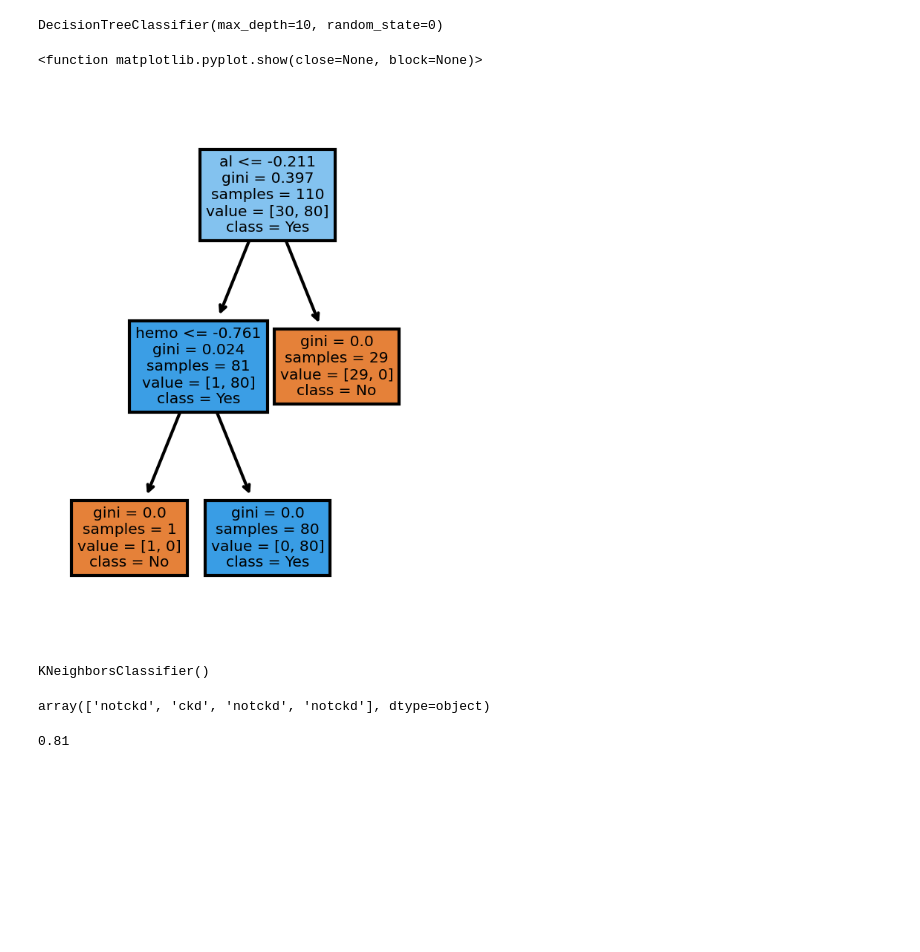
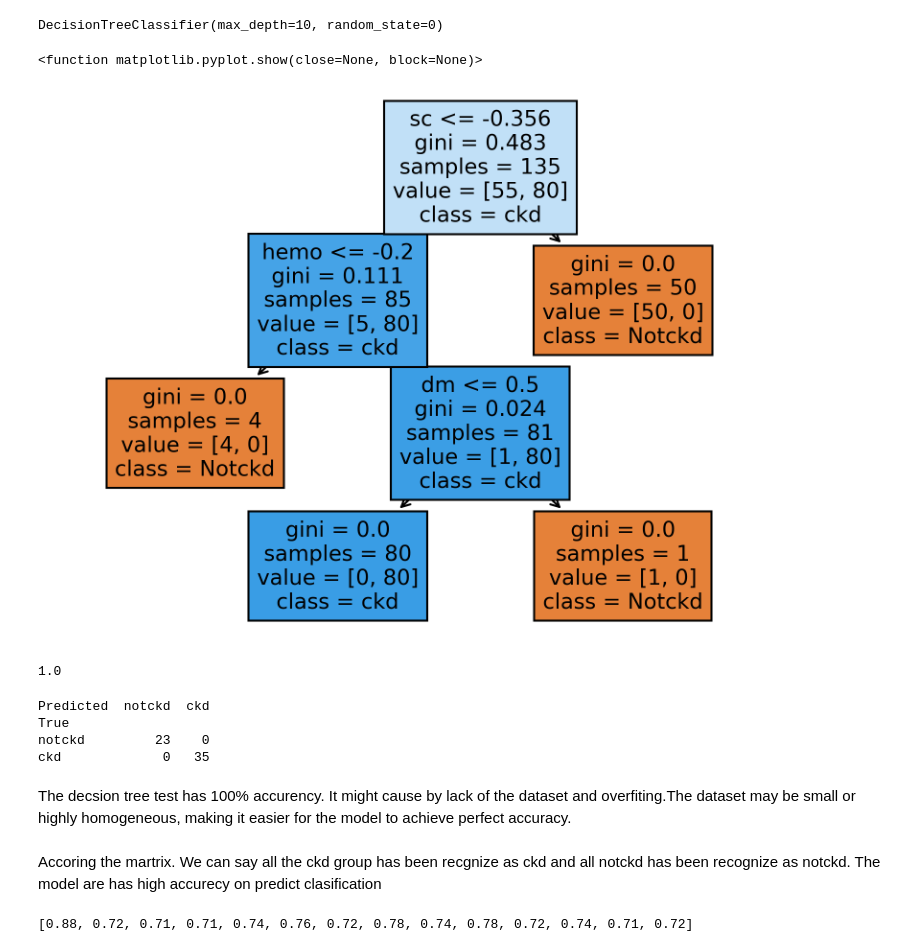
Before and after one commit to Babycarrot2001/3da, a Jupyter notebook: proj2.ipynb, the cells around one changed output. Cells and saved outputs as stored; diff of their text form; code cells hidden in the pictures; blank space fills up the shorter version.

```diff
--- a/proj2.ipynb
+++ b/proj2.ipynb
@@ -72,0 +72,3 @@ ckd = ckd.dropna(axis = 0) # drop dataset
+# %%
+ckd = pd.read_csv("kidney_disease.csv")
+print(ckd.isna().sum()) # check uniqueness
@@ -72,0 +93,5 @@ ckd = ckd.dropna(axis = 0) # drop dataset
+# %%
+ckd = ckd.drop(columns=['rbc']) # drop rbc
+ckd = ckd.drop(columns=['rc'])
+ckd = ckd.dropna(axis = 0)
+print(ckd.isna().sum()) #check
@@ -161,25 +209,16 @@ ckd_cld.fit(X_train, y_train)
 DecisionTreeClassifier(max_depth=10, random_state=0)
 # %%
 fig, axes = plt.subplots(
-    nrows = 1,ncols = 1,figsize = (2,3), dpi=300
+    nrows = 1,ncols = 1, dpi=300
     )
 plot_tree(
     ckd_cld,
-    max_depth= 2,
+    max_depth= 4,
     feature_names = X_train.columns.tolist(),
-    class_names=['No', 'Yes'],
+    class_names=['Notckd', 'ckd'],
     filled = True
     )
 plt.show
 # %% [output]
 <function matplotlib.pyplot.show(close=None, block=None)>
-[figure, old version]
+[figure, new version]
-# %%
-#KNN
-# Let K = 5
-knn5 = neighbors.KNeighborsClassifier(
-n_neighbors = 5,
-)
-knn5.fit(X_train, y_train)
-# %% [output]
-KNeighborsClassifier()
@@ -186,11 +227,31 @@ KNeighborsClassifier()
+# %%
+ckd_cld.score(X_test, y_test)
+# %% [output]
+1.0
+# %%
+cm = pd.DataFrame(confusion_matrix(y_test, pred), index=['notckd', 'ckd'], columns=['notckd', 'ckd'])
+cm.index.name = 'True'
+cm.columns.name = 'Predicted'
+print(cm)
+# %% [output]
+Predicted  notckd  ckd
+True
+notckd         23    0
+ckd             0   35
+# %% [markdown]
+The decsion tree test has 100% accurency. It might cause by lack of the dataset and overfiting.The dataset may be small or highly homogeneous, making it easier for the model to achieve perfect accuracy.
+# %% [markdown]
+Accoring the martrix. We can say all the ckd group has been recgnize as ckd and all notckd has been recognize as notckd. The model are has high accurecy on predict clasification
 # %%
 X_test = X_test.to_numpy()
-# %%
-pred5 = knn5.predict(X_test)
-pred5[1:5]
-# %% [output]
-array(['notckd', 'ckd', 'notckd', 'notckd'], dtype=object)
-# %%
-print(round(metrics.accuracy_score(y_test, pred5),2))
-# %% [output]
-0.81
+# %%
+k_range = range(1, 15)
+scores = []
+for k in k_range:
+    knn = neighbors.KNeighborsClassifier(n_neighbors=k)
+    knn.fit(X_train, y_train)
+    y_pred = knn.predict(X_test)
+    scores.append(round(metrics.accuracy_score(y_test, y_pred),2))
+print(scores)
+# %% [output]
+[0.88, 0.72, 0.71, 0.71, 0.74, 0.76, 0.72, 0.78, 0.74, 0.78, 0.72, 0.74, 0.71, 0.72]
```
Also changed, not shown: parts of 23 cells of this notebook.
